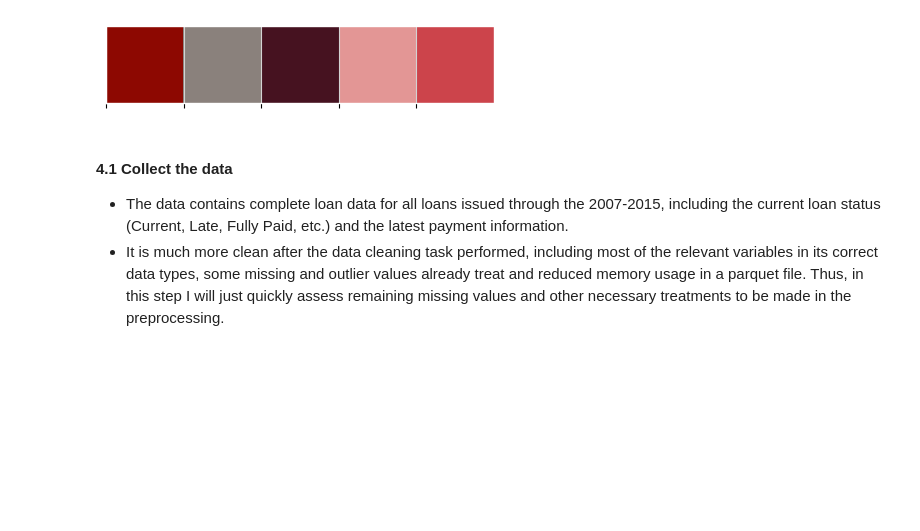
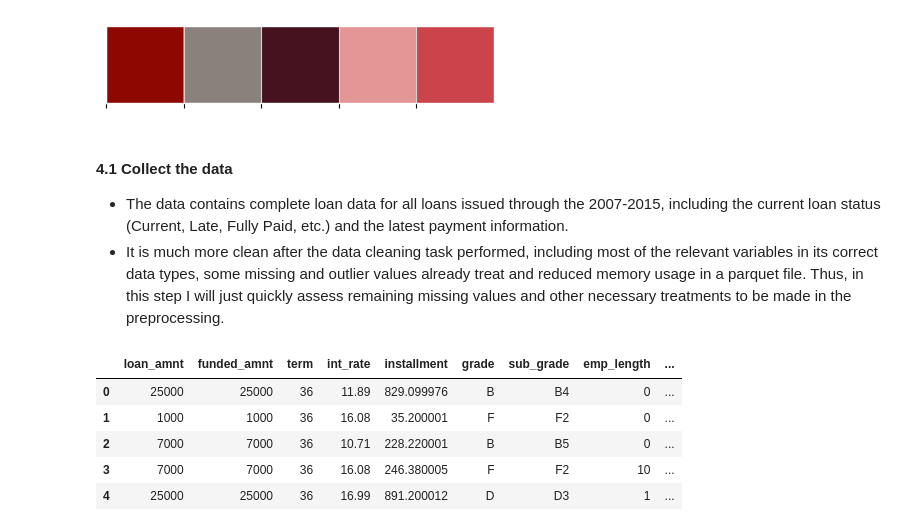
Before and after one commit to allmeidaapedro/Lending-Club-Credit-Scoring, a Jupyter notebook: notebooks/4_lgd_ead_modeling.ipynb, the cells around one changed output. Saved outputs shown, nothing was run; the diff lists cells and outputs as text; code cells hidden in the pictures; blank space fills up the shorter version.

```diff
--- a/notebooks/4_lgd_ead_modeling.ipynb
+++ b/notebooks/4_lgd_ead_modeling.ipynb
@@ -87,5 +87,14 @@ sns.palplot(sns.color_palette(instyle_palette))
 - The data contains complete loan data for all loans issued through the 2007-2015, including the current loan status (Current, Late, Fully Paid, etc.) and the latest payment information.
 - It is much more clean after the data cleaning task performed, including most of the relevant variables in its correct data types, some missing and outlier values already treat and reduced memory usage in a parquet file. Thus, in this step I will just quickly assess remaining missing values and other necessary treatments to be made in the preprocessing.
 # %%
-parquet_file_path = '/Users/pedrohenriquealmeidaoliveira/Documents/data_science/large_files/clean_loan_data_2007_2014.parquet'
+parquet_file_path = '/Users/pedrohenriquealmeidaoliveira/Documents/data_science/lending_club_credit_scoring/input/clean_loan_data.parquet'
 df = pd.read_parquet(parquet_file_path)
+# %%
+df.head()
+# %% [output]
+|  | loan_amnt | funded_amnt | term | int_rate | installment | grade | sub_grade | emp_length | ... |
+| 0 | 25000 | 25000 | 36 | 11.89 | 829.099976 | B | B4 | 0 | ... |
+| 1 | 1000 | 1000 | 36 | 16.08 | 35.200001 | F | F2 | 0 | ... |
+| 2 | 7000 | 7000 | 36 | 10.71 | 228.220001 | B | B5 | 0 | ... |
+| 3 | 7000 | 7000 | 36 | 16.08 | 246.380005 | F | F2 | 10 | ... |
+| 4 | 25000 | 25000 | 36 | 16.99 | 891.200012 | D | D3 | 1 | ... |
```
Also changed, not shown: parts of 2 cells of this notebook, 6 other files.
